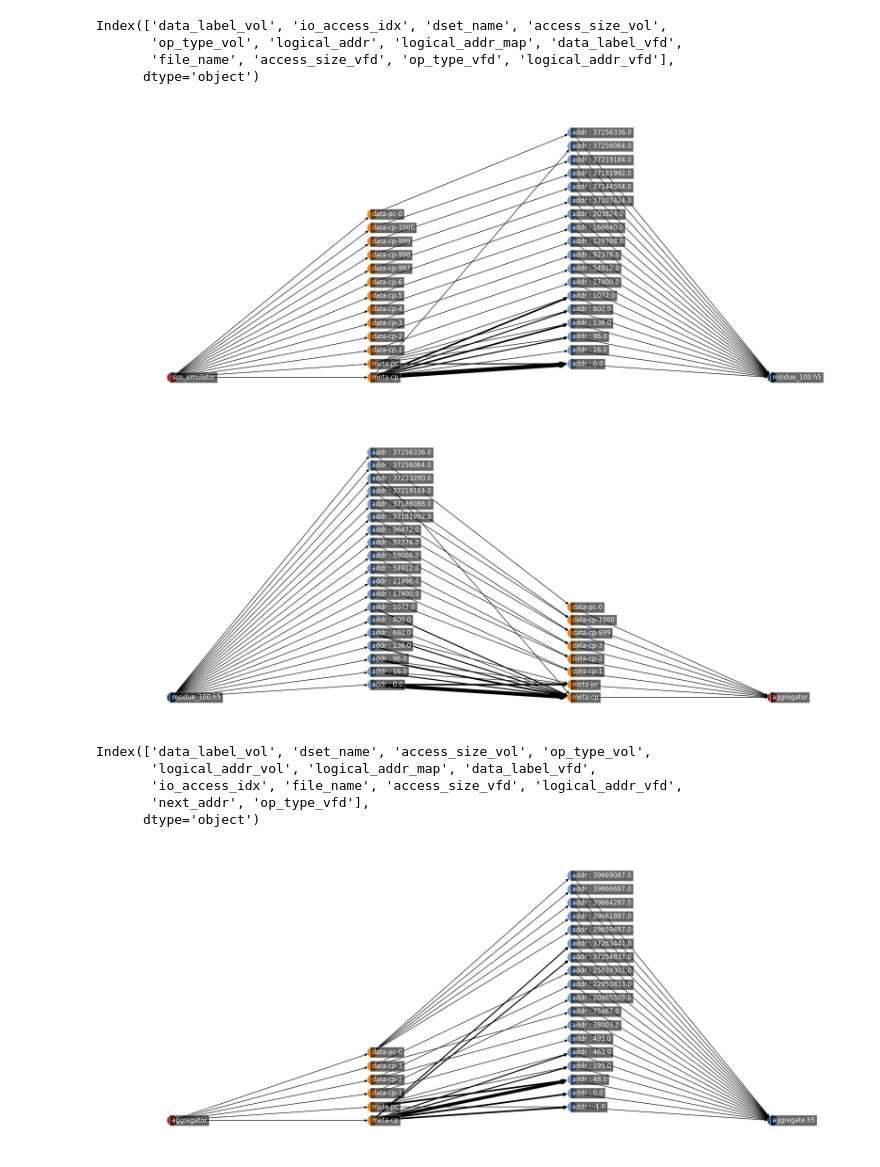
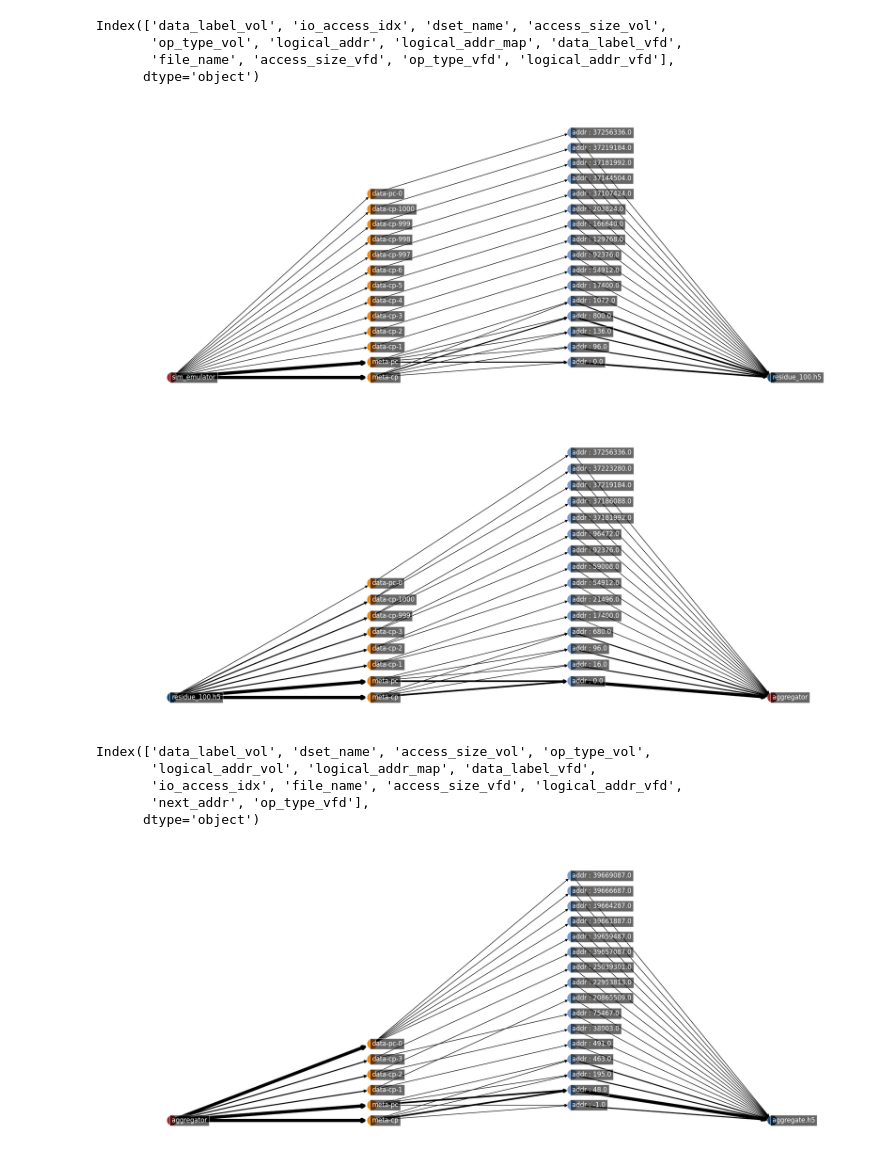
Before and after one commit to candiceT233/local-co-scheduling, a Jupyter notebook: analysis_scripts/VOLVFD_Graph_SimAgg.ipynb, the cells around one changed output. Drawn from its saved outputs; the diff is of its cells as text; code cells hidden in the pictures.

```diff
--- a/analysis_scripts/VOLVFD_Graph_SimAgg.ipynb
+++ b/analysis_scripts/VOLVFD_Graph_SimAgg.ipynb
@@ -239,15 +260,17 @@ Index(['data_label_vol', 'io_access_idx', 'dset_name', 'access_size_vol',
 # %%
 # print(df_merged[df_merged['data_label_vol'].str.match('vol-data-contact_map-1')])
 
-df_show = pd.concat([df_merged.head(20),df_merged.iloc[175:181], df_merged.iloc[443:449],df_merged.tail(5)])
+df_show = pd.concat([df_merged.head(6),df_merged.iloc[175:181], df_merged.iloc[443:449],df_merged.tail(5)])
 
 # 'data_label_vol', 'data_label_vfd', 'logical_addr'
-G_SIM = get_graph(df_show,['data_label_vol', 'logical_addr_vfd'], source='sim_emulator', sink='residue_100.h5',tag='sim')
+G_SIM = get_graph(df_show,['data_label_vol', 'logical_addr_vfd'],
+                  source='sim_emulator', sink='residue_100.h5',tag='sim',
+                  access_sizes=['access_size_vol','access_size_vfd'])
 
 # print(pos)
-draw_graph(G_SIM,color_map,rm_tags=['sim'])
+draw_graph(G_SIM,COLOR_MAP,rm_tags=['sim'])
 # %% [output]
-[figure, old version]
+[figure, new version]
 # %%
 # map only read
 def merge_df_agg_read(dfvol, dfvfd,vol_idx2addr_map):
@@ -303,16 +326,21 @@ df_agg_read_merged = merge_df_agg_read(dfvol,dfvfd,vol_idx2addr_map)
 # %%
 # print(df_agg_read_merged[df_agg_read_merged['data_label_vol'].str.match('vol-data-contact_map-1')])
 # print(df_agg_read_merged[df_agg_read_merged['data_label_vol'].str.match('vol-meta-point_cloud')])
 
-df_show = pd.concat([df_agg_read_merged.head(20),df_agg_read_merged.iloc[195:201], df_agg_read_merged.iloc[391:397],df_agg_read_merged.tail(5)])
+df_show = pd.concat([df_agg_read_merged.head(6),df_agg_read_merged.iloc[195:201], df_agg_read_merged.iloc[391:397],df_agg_read_merged.tail(5)])
 
 # 'data_label_vol', 'data_label_vfd', 'logical_addr_vfd'
 x_pos = max(nx.get_node_attributes(G_SIM,'pos').values())[0]
 
-G_AGG_R = get_graph(df_show,['logical_addr_vfd', 'data_label_vol'], source='residue_100.h5', sink='aggregator',tag='agg_r',x=x_pos, reverse=True)
-draw_graph(G_AGG_R,color_map, rm_tags=['agg_r'])
+G_AGG_R = get_graph(df_show,['logical_addr_vfd', 'data_label_vol'],
+                  source='residue_100.h5', sink='aggregator',
+                  tag='agg_r',x=x_pos, reverse=True,
+                  access_sizes=['access_size_vfd','access_size_vol'])
+
+# G_AGG_R = get_graph(df_show,['logical_addr_vfd', 'data_label_vol'], source='residue_100.h5', sink='aggregator',tag='agg_r',x=x_pos, reverse=True)
+draw_graph(G_AGG_R,COLOR_MAP, rm_tags=['agg_r'])
 # %% [output]
-[figure, old version]
+[figure, new version]
 # %%
 # map only write
 def apply_map(x,df_vfd2res_data):
@@ -381,13 +409,17 @@ Index(['data_label_vol', 'dset_name', 'access_size_vol', 'op_type_vol',
 # print(df_agg_write_merged[df_agg_write_merged['data_label_vol'].str.match('vol-data-contact_map-1')])
 # print(df_agg_write_merged[df_agg_write_merged['data_label_vol'].str.match('vol-meta-point_cloud')])
 
-df_show = pd.concat([df_agg_write_merged.head(20),df_agg_write_merged.iloc[88:94], df_agg_write_merged.iloc[233:239],df_agg_write_merged.tail(5)])
+df_show = pd.concat([df_agg_write_merged.head(6),df_agg_write_merged.iloc[88:94], df_agg_write_merged.iloc[233:239],df_agg_write_merged.tail(6)])
 
 # 'data_label_vol', 'data_label_vfd', 'logical_addr'
 x_pos = max(nx.get_node_attributes(G_AGG_R,'pos').values())[0]
-G_AGG_W = get_graph(df_show,['data_label_vol', 'logical_addr_vfd'], source='aggregator', sink='aggregate.h5',tag='agg_w',x=x_pos)
-draw_graph(G_AGG_W,color_map,rm_tags=['agg_w'])
+G_AGG_W = get_graph(df_show,['data_label_vol', 'logical_addr_vfd'],
+                    source='aggregator', sink='aggregate.h5',
+                    tag='agg_w',x=x_pos,
+                    access_sizes=['access_size_vol','access_size_vfd'])
+
+draw_graph(G_AGG_W,COLOR_MAP,rm_tags=['agg_w'])
 # %% [output]
-[figure, old version]
+[figure, new version]
 # %%
 F1 = nx.compose(G_SIM,G_AGG_R)
```
Also changed, not shown: parts of 7 cells of this notebook.
